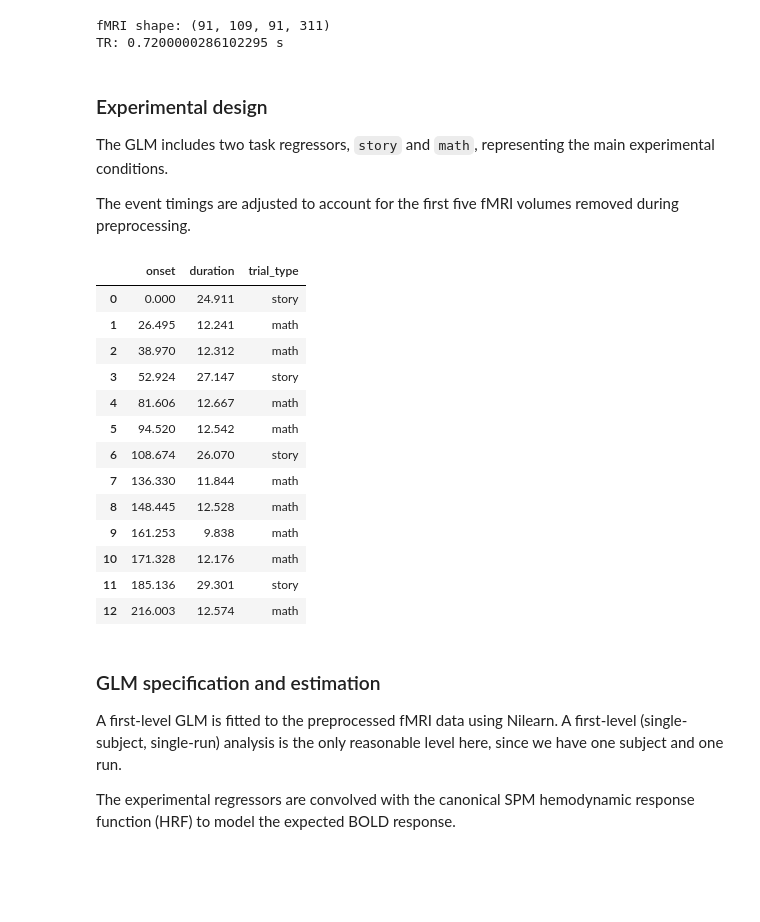
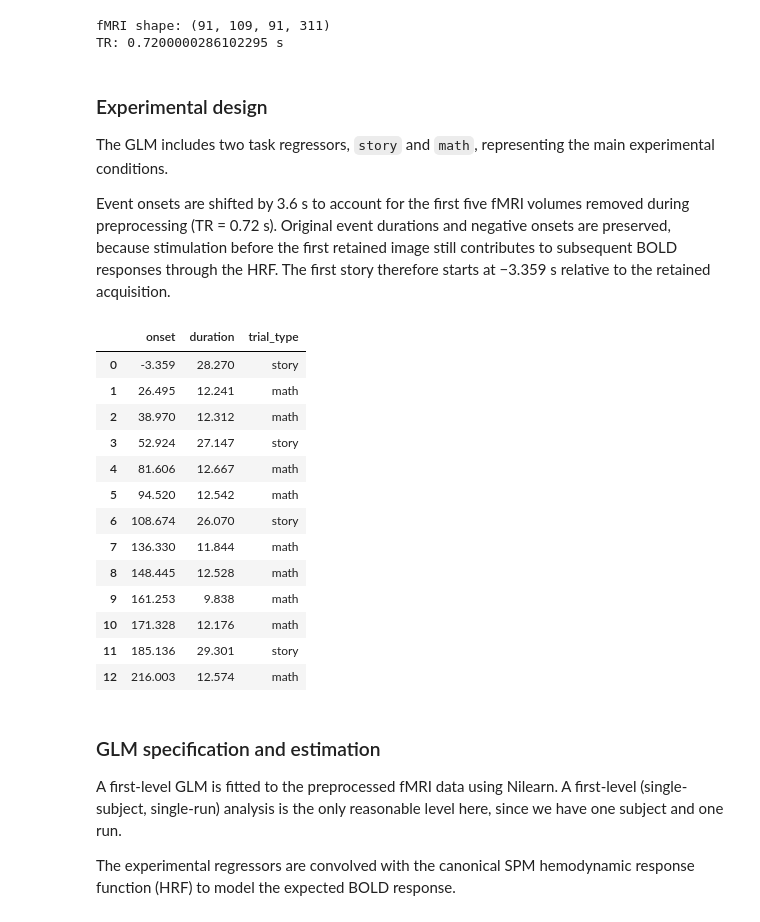
Before and after one commit to camillaberti/miniproject_nssp1, a Jupyter notebook: glm.ipynb, the cells around one changed output. Cells and saved outputs as stored; diff of their text form; code cells hidden in the pictures; blank space fills up the shorter version.

```diff
--- a/glm.ipynb
+++ b/glm.ipynb
@@ -48,52 +48,41 @@ TR: 0.7200000286102295 s
 # %% [markdown]
 ### Experimental design
 
-The GLM includes two task regressors, `story` and `math`, representing
-the main experimental conditions.
+The GLM includes two task regressors, `story` and `math`, representing the main experimental conditions.
 
-The event timings are adjusted to account for the first five fMRI
-volumes removed during preprocessing.
+Event onsets are shifted by 3.6 s to account for the first five fMRI volumes removed during preprocessing (TR = 0.72 s). Original event durations and negative onsets are preserved, because stimulation before the first retained image still contributes to subsequent BOLD responses through the HRF. The first story therefore starts at −3.359 s relative to the retained acquisition.
 # %%
 # Load experimental events
 events_path = op.join(
     dataset_path,
     'fMRI',
     'tfMRI_LANGUAGE_LR',
     'tfMRI_LANGUAGE_LR_task_onsets.csv'
 )
 
 events = pd.read_csv(events_path)
 
 # Select the main experimental conditions
-events_glm = events[
-    events['trial_type'].isin(['math', 'story'])
+events_glm = events.loc[
+    events['trial_type'].isin(['math', 'story']),
+    ['onset', 'duration', 'trial_type']
 ].copy()
 
 # Account for the first 5 volumes removed during preprocessing
 start_vol = 5
 time_shift = start_vol * tr
 
 events_glm['onset'] = events_glm['onset'] - time_shift
 
-# Remove events ending before the retained acquisition
-events_glm = events_glm[
-    events_glm['onset'] + events_glm['duration'] > 0
-].copy()
+# Preserve negative onsets and original durations because stimulation before
+# the first retained image still contributes to its BOLD signal.
 
-# Adjust events overlapping the beginning
-events_glm['duration'] = (
-    events_glm['onset'] + events_glm['duration']
-).clip(lower=0) - events_glm['onset'].clip(lower=0)
-
-events_glm['onset'] = events_glm['onset'].clip(lower=0)
-
-# Sort events
 events_glm = events_glm.sort_values('onset').reset_index(drop=True)
 
 events_glm
 # %% [output]
 |  | onset | duration | trial_type |
-| 0 | 0.000 | 24.911 | story |
+| 0 | -3.359 | 28.270 | story |
 | 1 | 26.495 | 12.241 | math |
 | 2 | 38.970 | 12.312 | math |
 | 3 | 52.924 | 27.147 | story |
```
Also changed, not shown: parts of 17 cells of this notebook, 15 other files.
